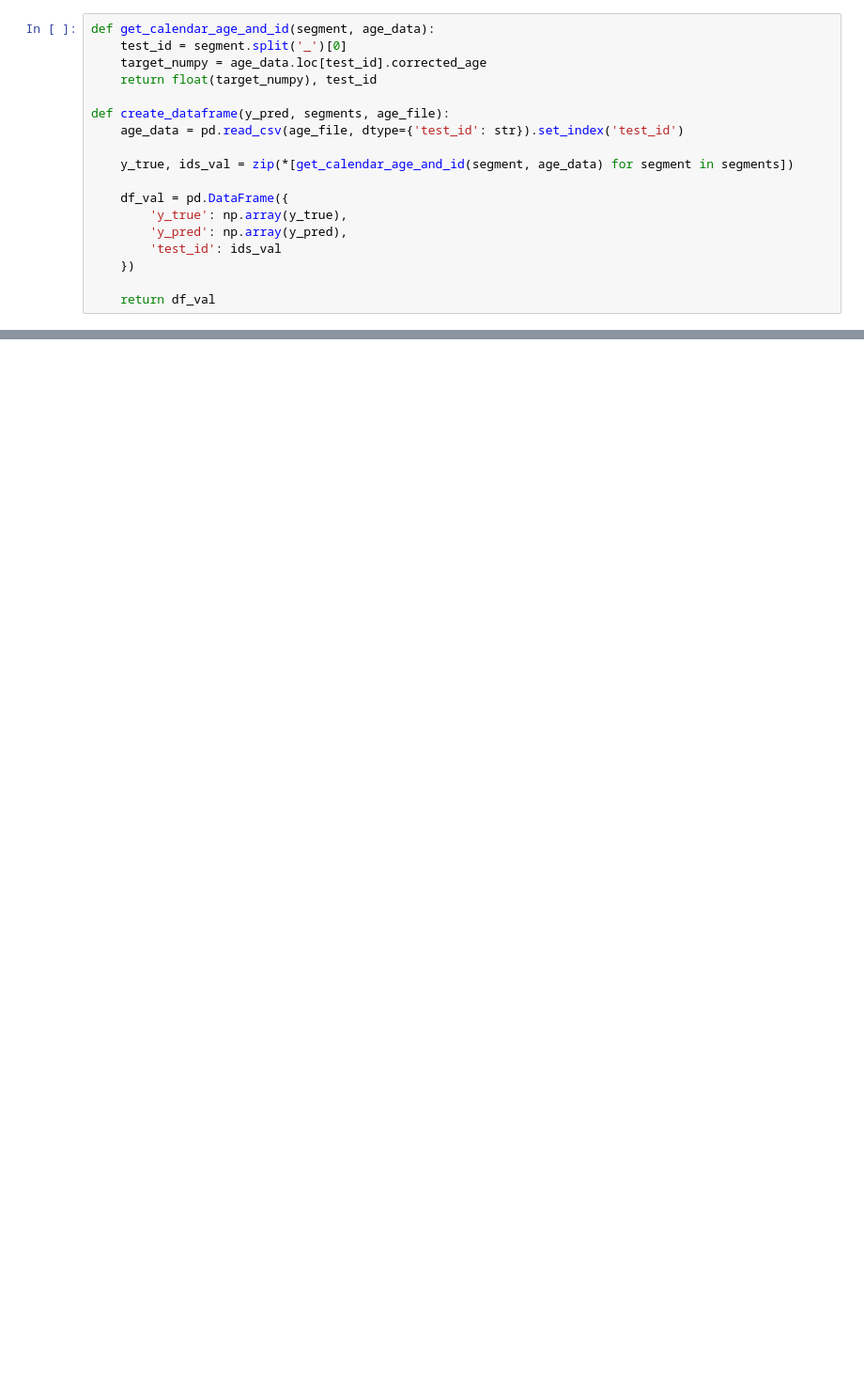
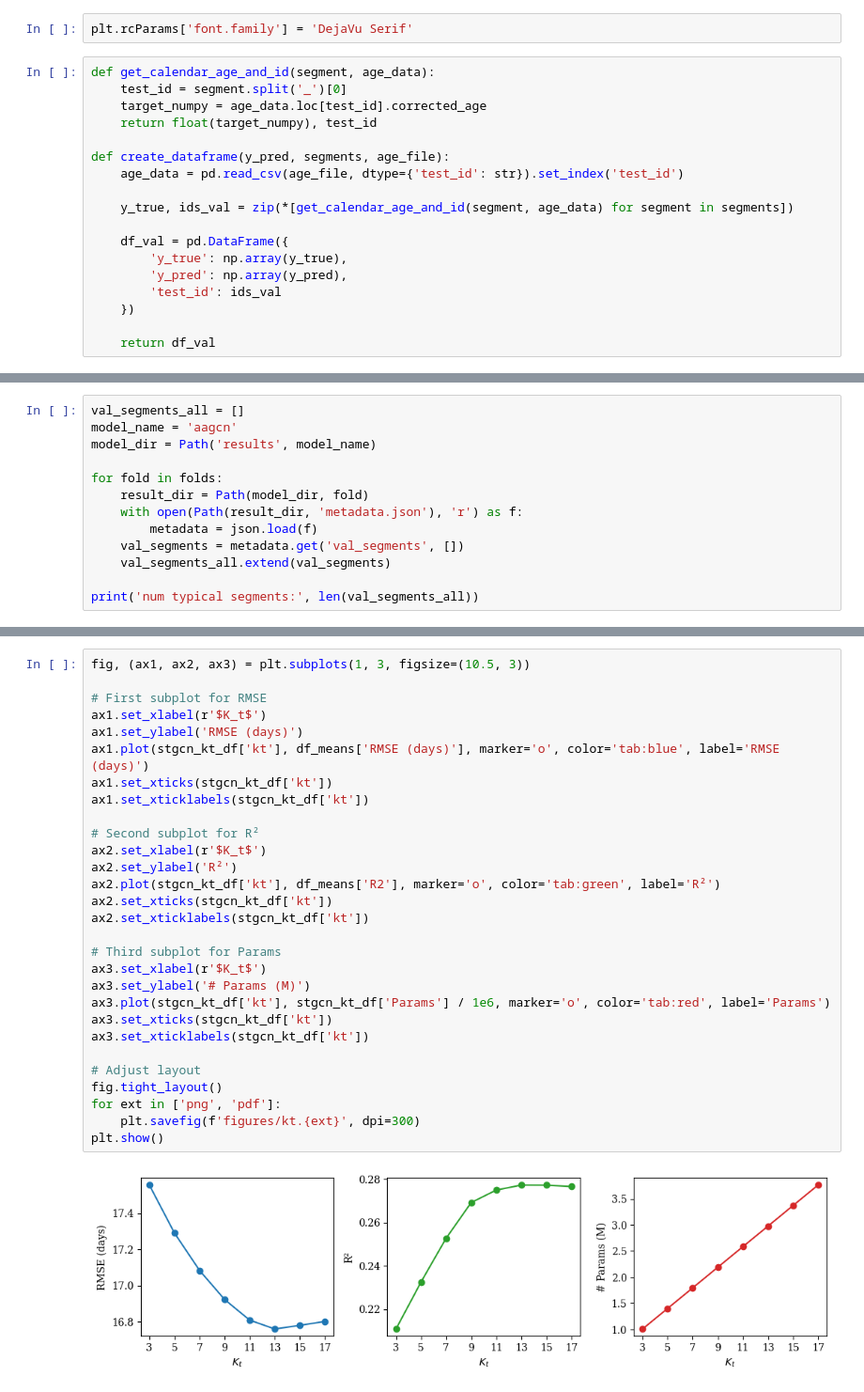
Before and after one commit to deinal/infant-aagcn, a Jupyter notebook: notebooks/results.ipynb, the cells around one changed output, grey strips where cells are left out. Shown at 94% size. Cells and saved outputs as stored; diff of their text form; blank space fills up the shorter version.

```diff
--- a/notebooks/results.ipynb
+++ b/notebooks/results.ipynb
@@ -10,6 +12,8 @@ from pathlib import Path
 from tqdm.notebook import tqdm
 import matplotlib.pyplot as plt
 from sklearn.metrics import r2_score, mean_squared_error, mean_absolute_error, mean_absolute_percentage_error
+# %%
+plt.rcParams['font.family'] = 'DejaVu Serif'
 # %%
 def get_calendar_age_and_id(segment, age_data):
     test_id = segment.split('_')[0]
@@ -474,0 +113,13 @@ stgcn-xy
+# %%
+val_segments_all = []
+model_name = 'aagcn'
+model_dir = Path('results', model_name)
+
+for fold in folds:
+    result_dir = Path(model_dir, fold)
+    with open(Path(result_dir, 'metadata.json'), 'r') as f:
+        metadata = json.load(f)
+    val_segments = metadata.get('val_segments', [])
+    val_segments_all.extend(val_segments)
+
+print('num typical segments:', len(val_segments_all))
@@ -474,0 +227,31 @@ stgcn-xy
+# %%
+fig, (ax1, ax2, ax3) = plt.subplots(1, 3, figsize=(10.5, 3))
+
+# First subplot for RMSE
+ax1.set_xlabel(r'$K_t$')
+ax1.set_ylabel('RMSE (days)')
+ax1.plot(stgcn_kt_df['kt'], df_means['RMSE (days)'], marker='o', color='tab:blue', label='RMSE (days)')
+ax1.set_xticks(stgcn_kt_df['kt'])
+ax1.set_xticklabels(stgcn_kt_df['kt'])
+
+# Second subplot for R²
+ax2.set_xlabel(r'$K_t$')
+ax2.set_ylabel('R²')
+ax2.plot(stgcn_kt_df['kt'], df_means['R2'], marker='o', color='tab:green', label='R²')
+ax2.set_xticks(stgcn_kt_df['kt'])
+ax2.set_xticklabels(stgcn_kt_df['kt'])
+
+# Third subplot for Params
+ax3.set_xlabel(r'$K_t$')
+ax3.set_ylabel('# Params (M)')
+ax3.plot(stgcn_kt_df['kt'], stgcn_kt_df['Params'] / 1e6, marker='o', color='tab:red', label='Params')
+ax3.set_xticks(stgcn_kt_df['kt'])
+ax3.set_xticklabels(stgcn_kt_df['kt'])
+
+# Adjust layout
+fig.tight_layout()
+for ext in ['png', 'pdf']:
+    plt.savefig(f'figures/kt.{ext}', dpi=300)
+plt.show()
+# %% [output]
+[figure, added]
```
Also changed, not shown: parts of 36 cells of this notebook, 20 other files.
